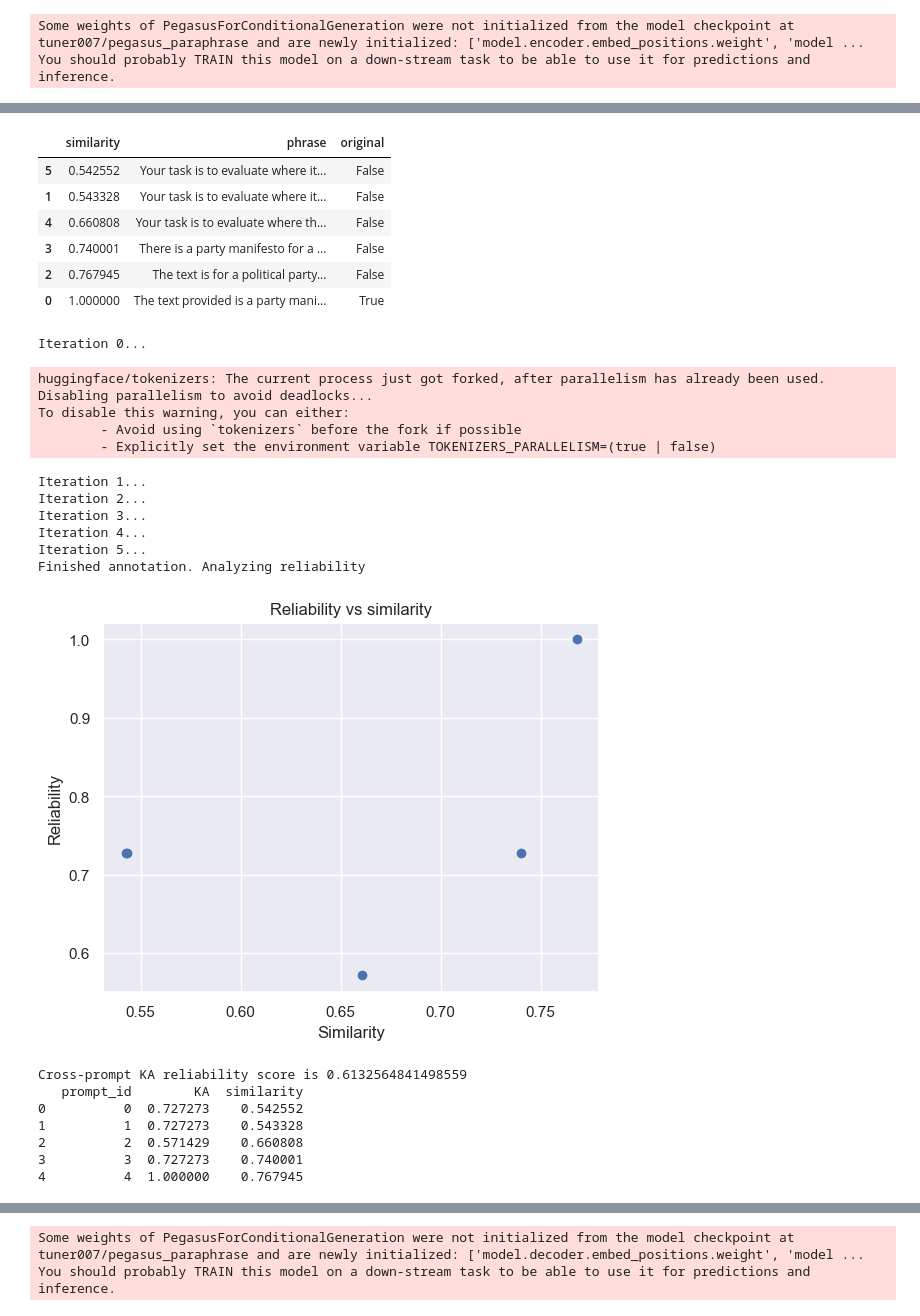
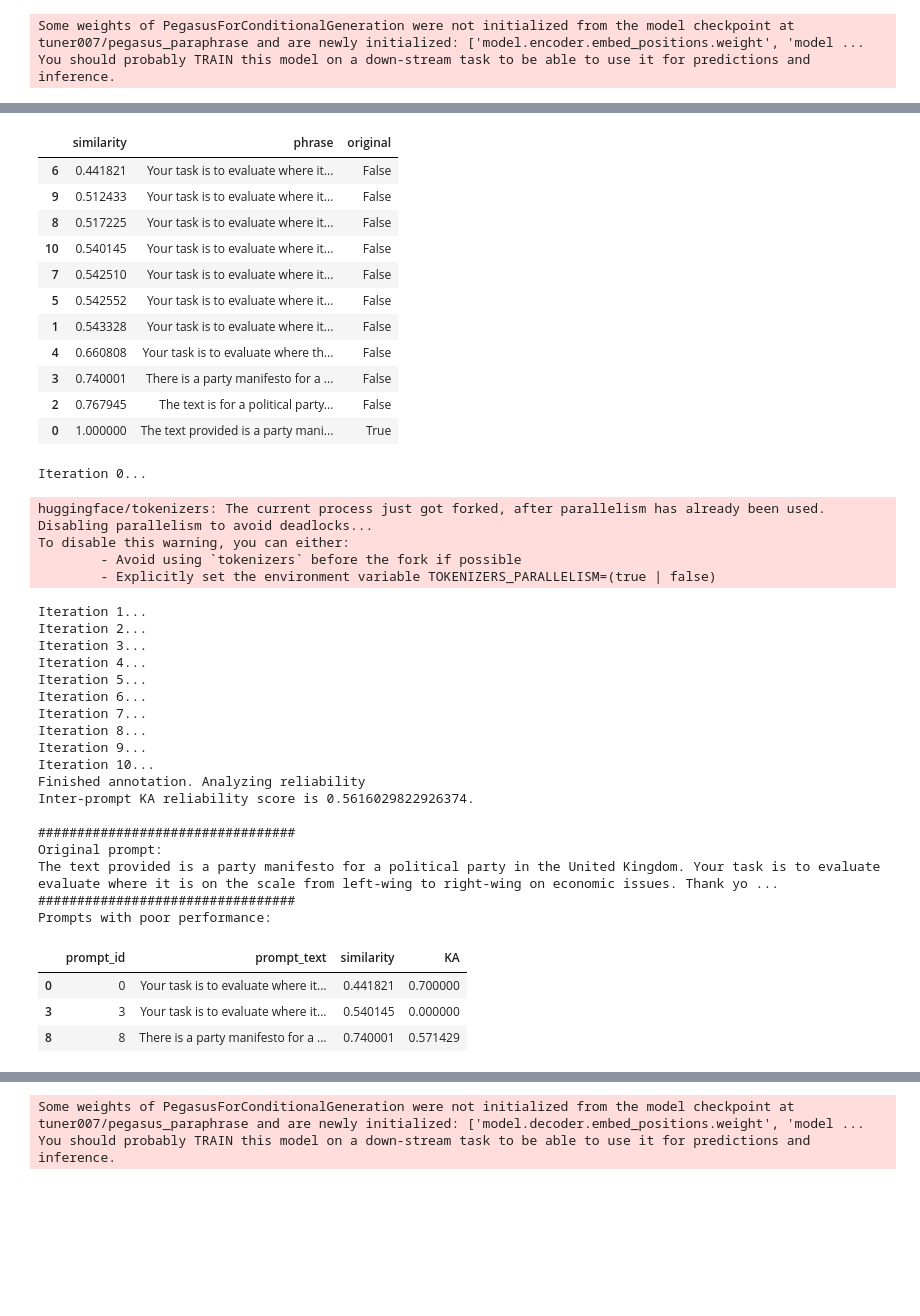
Before and after one commit to cjbarrie/promptstability, a Jupyter notebook: notebooks/manisfestos class.ipynb, the cells around one changed output, grey strips where cells are left out. Saved outputs shown, nothing was run; the diff lists cells and outputs as text; code cells hidden in the pictures; blank space fills up the shorter version.

Commit message:
testing new functionalities for baseline and interprompt stochasticity

```diff
--- a/notebooks/manisfestos class.ipynb
+++ b/notebooks/manisfestos class.ipynb
@@ -569,6 +599,7 @@ class TestTest:
 
         return pd.DataFrame(l)
 # %%
+APIKEY = os.getenv("OPENAI_API_KEY")
 MODEL = 'gpt-3.5-turbo'
 llm = LLMWrapper(model = MODEL, apikey=APIKEY)
 
@@ -607,7 +655,12 @@ Within-prompt KA reliability score for 3 repetitions is 0.9519230769230769
 # %%
-KA2,annotated_data,rel_vs_sim = tt.interprompt_stochasticity(prompt, prompt_postfix)
+KA2,annotated_data,rel_vs_sim = tt.interprompt_stochasticity(prompt, prompt_postfix, nr_variations=10)
 # %% [output]
 |  | similarity | phrase | original |
+| 6 | 0.441821 | Your task is to evaluate where it... | False |
+| 9 | 0.512433 | Your task is to evaluate where it... | False |
+| 8 | 0.517225 | Your task is to evaluate where it... | False |
+| 10 | 0.540145 | Your task is to evaluate where it... | False |
+| 7 | 0.542510 | Your task is to evaluate where it... | False |
 | 5 | 0.542552 | Your task is to evaluate where it... | False |
 | 1 | 0.543328 | Your task is to evaluate where it... | False |
 | 4 | 0.660808 | Your task is to evaluate where th... | False |
@@ -624,12 +677,20 @@ Iteration 2...
 Iteration 3...
 Iteration 4...
 Iteration 5...
+Iteration 6...
+Iteration 7...
+Iteration 8...
+Iteration 9...
+Iteration 10...
 Finished annotation. Analyzing reliability
+Inter-prompt KA reliability score is 0.5616029822926374.
+
+#################################
+Original prompt:
+The text provided is a party manifesto for a political party in the United Kingdom. Your task is to evaluate evaluate where it is on the scale from left-wing to right-wing on economic issues. Thank yo ...
+#################################
+Prompts with poor performance:
-[figure, removed]
-Cross-prompt KA reliability score is 0.6132564841498559
-   prompt_id        KA  similarity
-0          0  0.727273    0.542552
-1          1  0.727273    0.543328
-2          2  0.571429    0.660808
-3          3  0.727273    0.740001
-4          4  1.000000    0.767945
+|  | prompt_id | prompt_text | similarity | KA |
+| 0 | 0 | Your task is to evaluate where it... | 0.441821 | 0.700000 |
+| 3 | 3 | Your task is to evaluate where it... | 0.540145 | 0.000000 |
+| 8 | 8 | There is a party manifesto for a ... | 0.740001 | 0.571429 |
```
Also changed, not shown: parts of 7 cells of this notebook.
